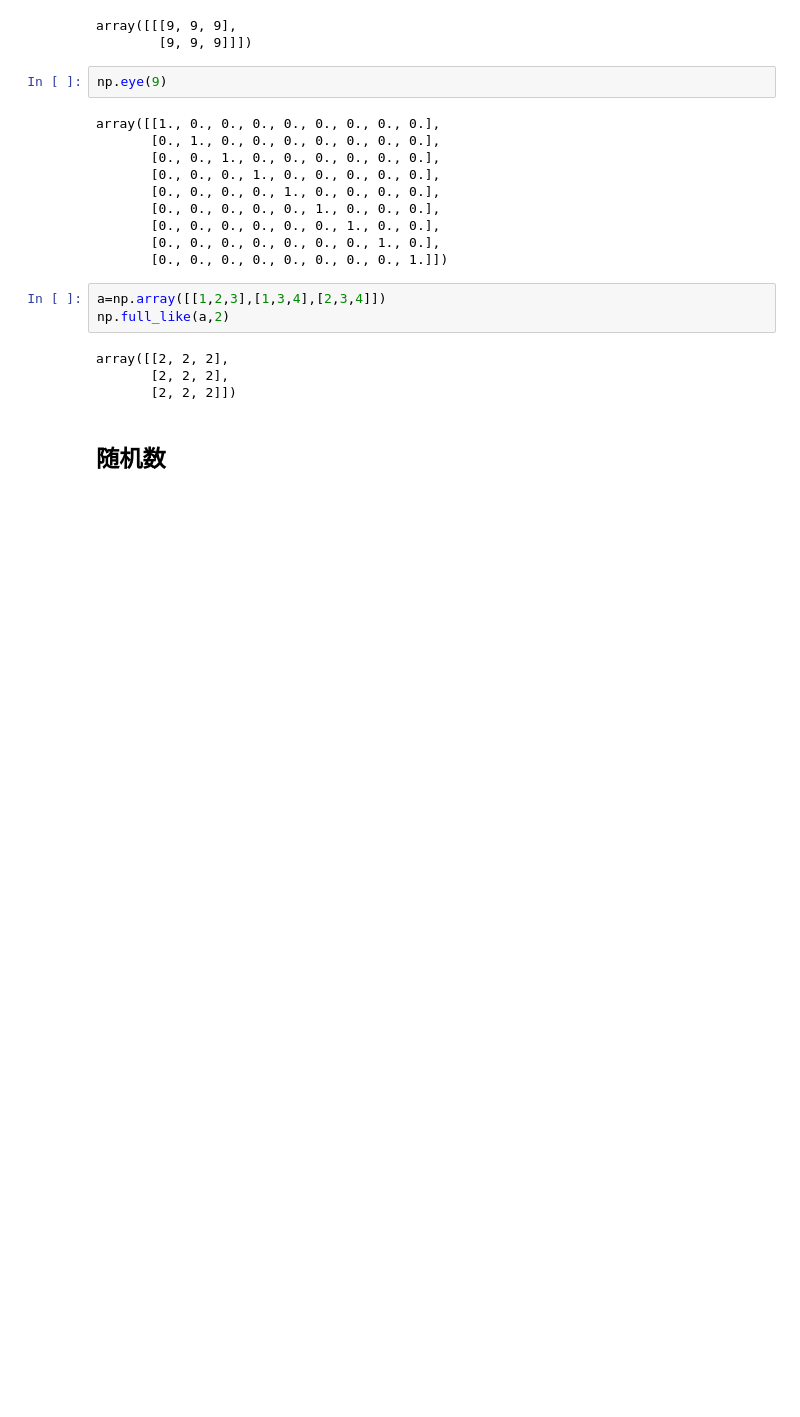
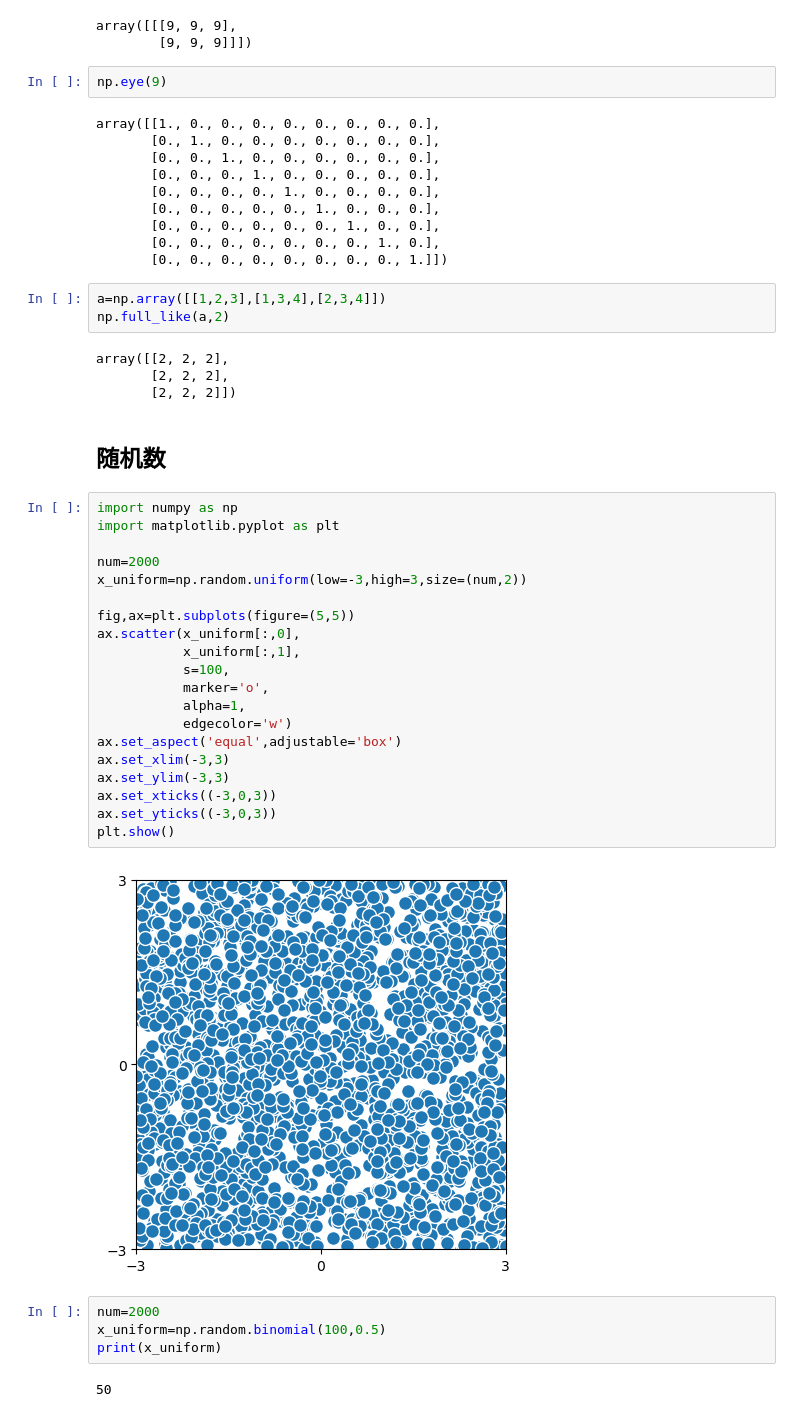
Before and after one commit to baixuchun/My_repository, a Jupyter notebook: numpy学习.ipynb, the cells around one changed output. Saved outputs shown, nothing was run; the diff lists cells and outputs as text; blank space fills up the shorter version.

```diff
--- a/numpy学习.ipynb
+++ b/numpy学习.ipynb
@@ -252,3 +252,31 @@ array([[2, 2, 2],
        [2, 2, 2]])
 # %% [markdown]
 ## 随机数
+# %%
+import numpy as np
+import matplotlib.pyplot as plt
+
+num=2000
+x_uniform=np.random.uniform(low=-3,high=3,size=(num,2))
+
+fig,ax=plt.subplots(figure=(5,5))
+ax.scatter(x_uniform[:,0],
+           x_uniform[:,1],
+           s=100,
+           marker='o',
+           alpha=1,
+           edgecolor='w')
+ax.set_aspect('equal',adjustable='box')
+ax.set_xlim(-3,3)
+ax.set_ylim(-3,3)
+ax.set_xticks((-3,0,3))
+ax.set_yticks((-3,0,3))
+plt.show()
+# %% [output]
+[figure, added]
+# %%
+num=2000
+x_uniform=np.random.binomial(100,0.5)
+print(x_uniform)
+# %% [output]
+50
```
Also changed, not shown: parts of 24 cells of this notebook, 11 other files.
